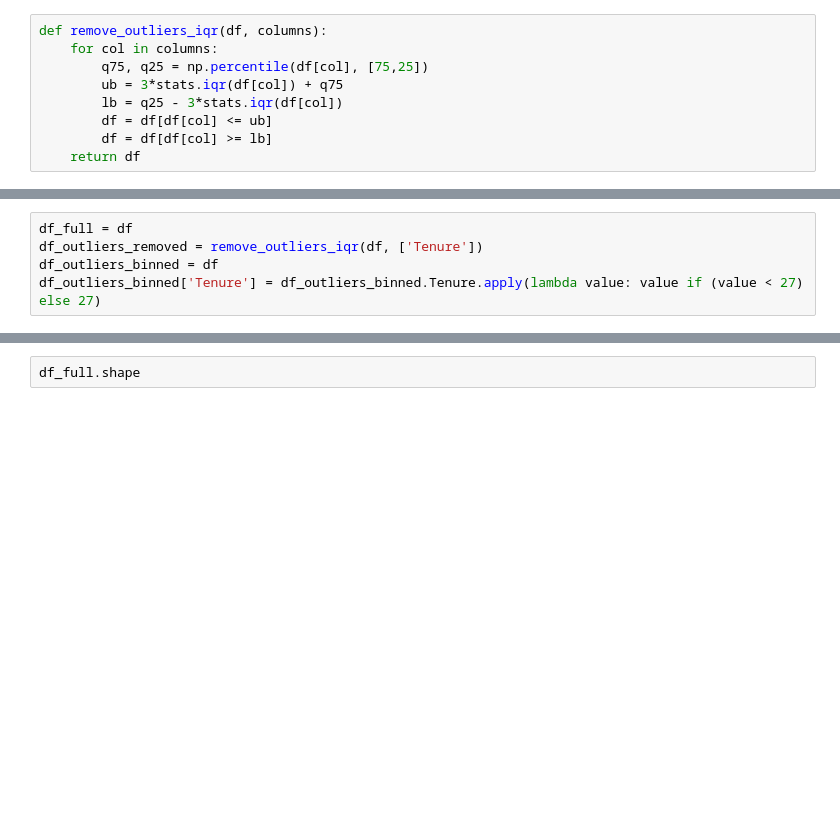
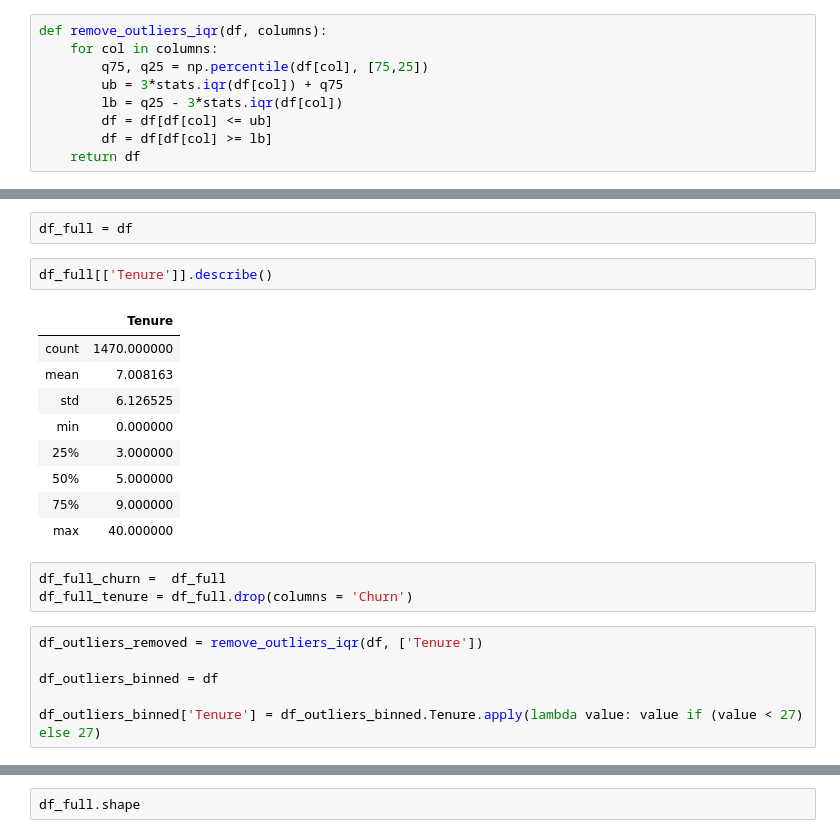
Before and after one commit to Johndsalas/employee_churn, a Jupyter notebook: employee_churn_notebook.ipynb, the cells around one changed output, grey strips where cells are left out. Cells and saved outputs as stored; diff of their text form; blank space fills up the shorter version.

```diff
--- a/employee_churn_notebook.ipynb
+++ b/employee_churn_notebook.ipynb
@@ -318,5 +330,23 @@ def remove_outliers_iqr(df, columns):
+# %%
+df_full = df
+# %%
+df_full[['Tenure']].describe()
+# %% [output]
+|  | Tenure |
+| count | 1470.000000 |
+| mean | 7.008163 |
+| std | 6.126525 |
+| min | 0.000000 |
+| 25% | 3.000000 |
+| 50% | 5.000000 |
+| 75% | 9.000000 |
+| max | 40.000000 |
+# %%
+df_full_churn =  df_full
+df_full_tenure = df_full.drop(columns = 'Churn')
 # %%
-df_full = df
 df_outliers_removed = remove_outliers_iqr(df, ['Tenure'])
+
 df_outliers_binned = df
+
 df_outliers_binned['Tenure'] = df_outliers_binned.Tenure.apply(lambda value: value if (value < 27) else 27)
```
Also changed, not shown: parts of 23 cells of this notebook.
